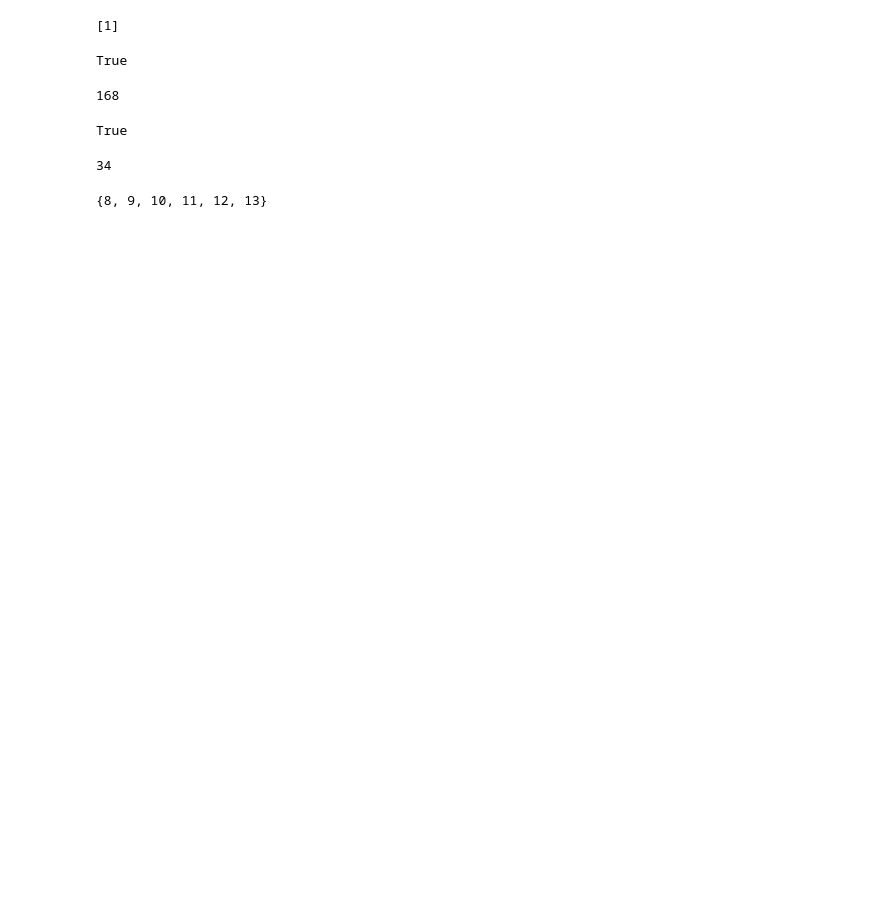
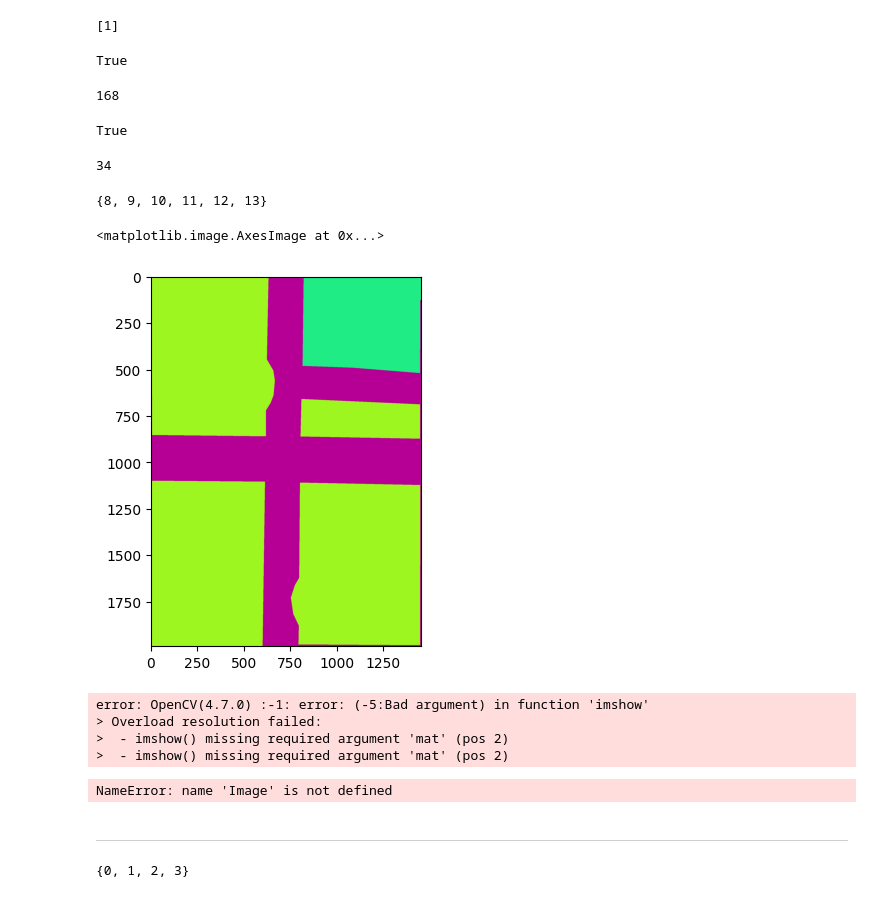
Before and after one commit to Just-Wee/Human-Trajectory-Prediction-via-Neural-Social-Physics, a Jupyter notebook: test.ipynb, the cells around one changed output. Saved outputs shown, nothing was run; the diff lists cells and outputs as text; code cells hidden in the pictures; blank space fills up the shorter version.

```diff
--- a/test.ipynb
+++ b/test.ipynb
@@ -63,0 +74,36 @@ ped_set[3]
+# %%
+mask_path = '/home/liuhaijing/Human-Trajectory-Prediction-via-Neural-Social-Physics/data/SDD/train_masks/'
+mask_name = os.listdir(mask_path)
+mask = cv2.imread(mask_path + mask_name[12])
+mask_num = set(mask[:, :, 0].flatten())
+# mask_num
+mask_rgb = [
+    (random.randint(0, 256), random.randint(0, 256), random.randint(0, 256))
+    for _ in range(len(mask_num))
+]
+mask_show = np.zeros_like(mask)
+for i, n in enumerate(mask_num):
+    mask_show[mask[:, :, 0] == n] = mask_rgb[i]
+
+plt.imshow(mask_show)
+# %% [output]
+<matplotlib.image.AxesImage at 0x...>
+[figure, added]
+# %%
+cv2.imshow(mask_show)
+# %% [output]
+error: OpenCV(4.7.0) :-1: error: (-5:Bad argument) in function 'imshow'
+> Overload resolution failed:
+>  - imshow() missing required argument 'mat' (pos 2)
+>  - imshow() missing required argument 'mat' (pos 2)
+# %%
+mask_show_pil = Image.fromarray(mask_show)
+# mask_show_pil
+# %% [output]
+NameError: name 'Image' is not defined
+# %% [markdown]
+---
+# %%
+set([1, 2, 3] + [0])
+# %% [output]
+{0, 1, 2, 3}
```
Also changed, not shown: parts of 5 cells of this notebook, 6 other files.
